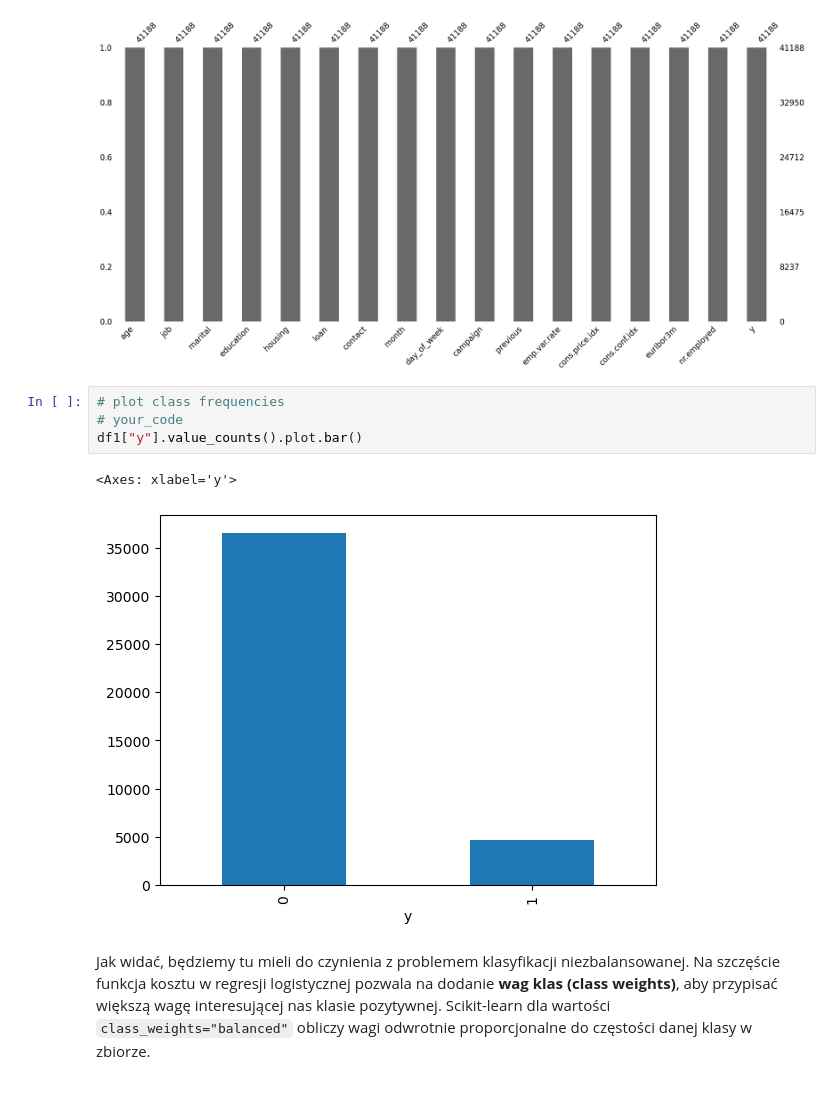
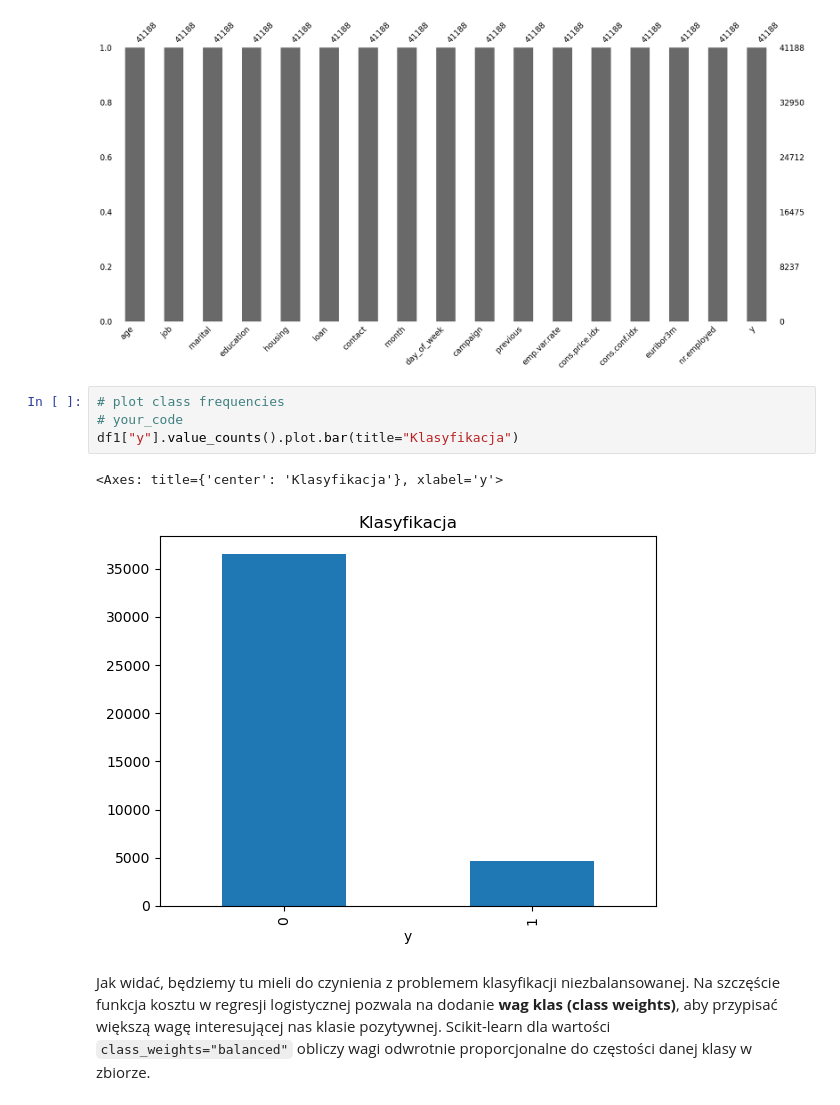
Before and after one commit to Noarkhh/IntroToAI, a Jupyter notebook: lab1/lab_1.ipynb, the cells around one changed output. Cells and saved outputs as stored; diff of their text form.

```diff
--- a/lab1/lab_1.ipynb
+++ b/lab1/lab_1.ipynb
@@ -1216,10 +1216,10 @@ msno.bar(df1)
 # %%
 # plot class frequencies
 # your_code
-df1["y"].value_counts().plot.bar()
+df1["y"].value_counts().plot.bar(title="Klasyfikacja")
 # %% [output]
-<Axes: xlabel='y'>
+<Axes: title={'center': 'Klasyfikacja'}, xlabel='y'>
-[figure, old version]
+[figure, new version]
 # %% [markdown]
 Jak widać, będziemy tu mieli do czynienia z problemem klasyfikacji niezbalansowanej. Na szczęście funkcja kosztu w regresji logistycznej pozwala na dodanie **wag klas (class weights)**, aby przypisać większą wagę interesującej nas klasie pozytywnej. Scikit-learn dla wartości `class_weights="balanced"` obliczy wagi odwrotnie proporcjonalne do częstości danej klasy w zbiorze.
 # %% [markdown]
```
Also changed, not shown: parts of 7 cells of this notebook.
